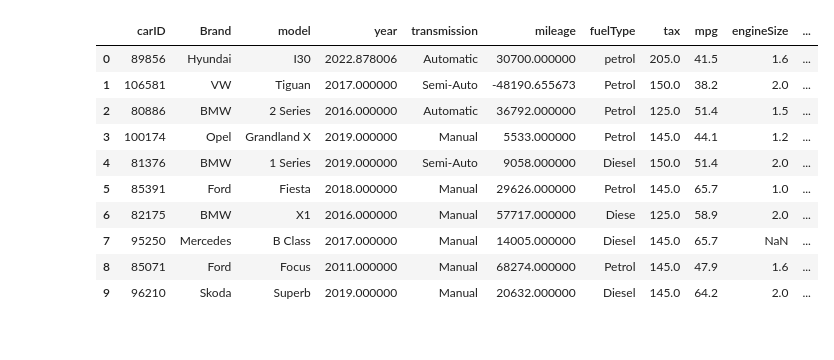
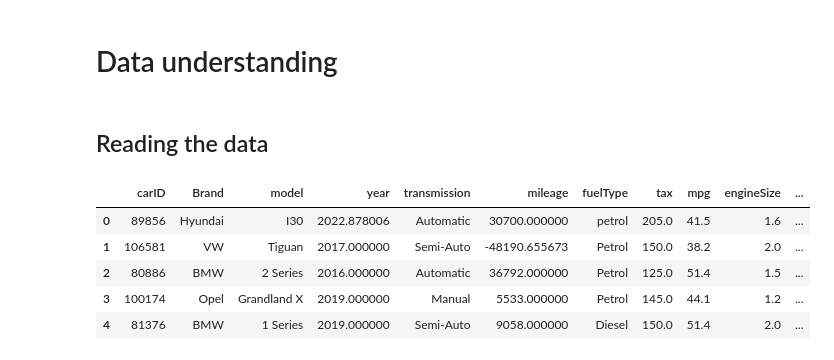
Before and after one commit to bernardorspachecods/ML_Project_25.26, a Jupyter notebook: processing.ipynb, the cells around one changed output. Drawn from its saved outputs; the diff is of its cells as text; code cells hidden in the pictures.

```diff
--- a/processing.ipynb
+++ b/processing.ipynb
@@ -6,15 +8,16 @@ import matplotlib as plt
+# %% [markdown]
+# Data understanding
+# %% [markdown]
+## Reading the data
 # %%
 cars_test = pd.read_csv("test.csv")
-cars_test.head(10)
+cars_test_copy = cars_test.copy()
+
+cars_test.head(5)
 # %% [output]
 |  | carID | Brand | model | year | transmission | mileage | fuelType | tax | mpg | engineSize | ... |
 | 0 | 89856 | Hyundai | I30 | 2022.878006 | Automatic | 30700.000000 | petrol | 205.0 | 41.5 | 1.6 | ... |
 | 1 | 106581 | VW | Tiguan | 2017.000000 | Semi-Auto | -48190.655673 | Petrol | 150.0 | 38.2 | 2.0 | ... |
 | 2 | 80886 | BMW | 2 Series | 2016.000000 | Automatic | 36792.000000 | Petrol | 125.0 | 51.4 | 1.5 | ... |
 | 3 | 100174 | Opel | Grandland X | 2019.000000 | Manual | 5533.000000 | Petrol | 145.0 | 44.1 | 1.2 | ... |
 | 4 | 81376 | BMW | 1 Series | 2019.000000 | Semi-Auto | 9058.000000 | Diesel | 150.0 | 51.4 | 2.0 | ... |
-| 5 | 85391 | Ford | Fiesta | 2018.000000 | Manual | 29626.000000 | Petrol | 145.0 | 65.7 | 1.0 | ... |
-| 6 | 82175 | BMW | X1 | 2016.000000 | Manual | 57717.000000 | Diese | 125.0 | 58.9 | 2.0 | ... |
-| 7 | 95250 | Mercedes | B Class | 2017.000000 | Manual | 14005.000000 | Diesel | 145.0 | 65.7 | NaN | ... |
-| 8 | 85071 | Ford | Focus | 2011.000000 | Manual | 68274.000000 | Petrol | 145.0 | 47.9 | 1.6 | ... |
-| 9 | 96210 | Skoda | Superb | 2019.000000 | Manual | 20632.000000 | Diesel | 145.0 | 64.2 | 2.0 | ... |
```
Also changed, not shown: parts of 33 cells of this notebook, 1 other file.
